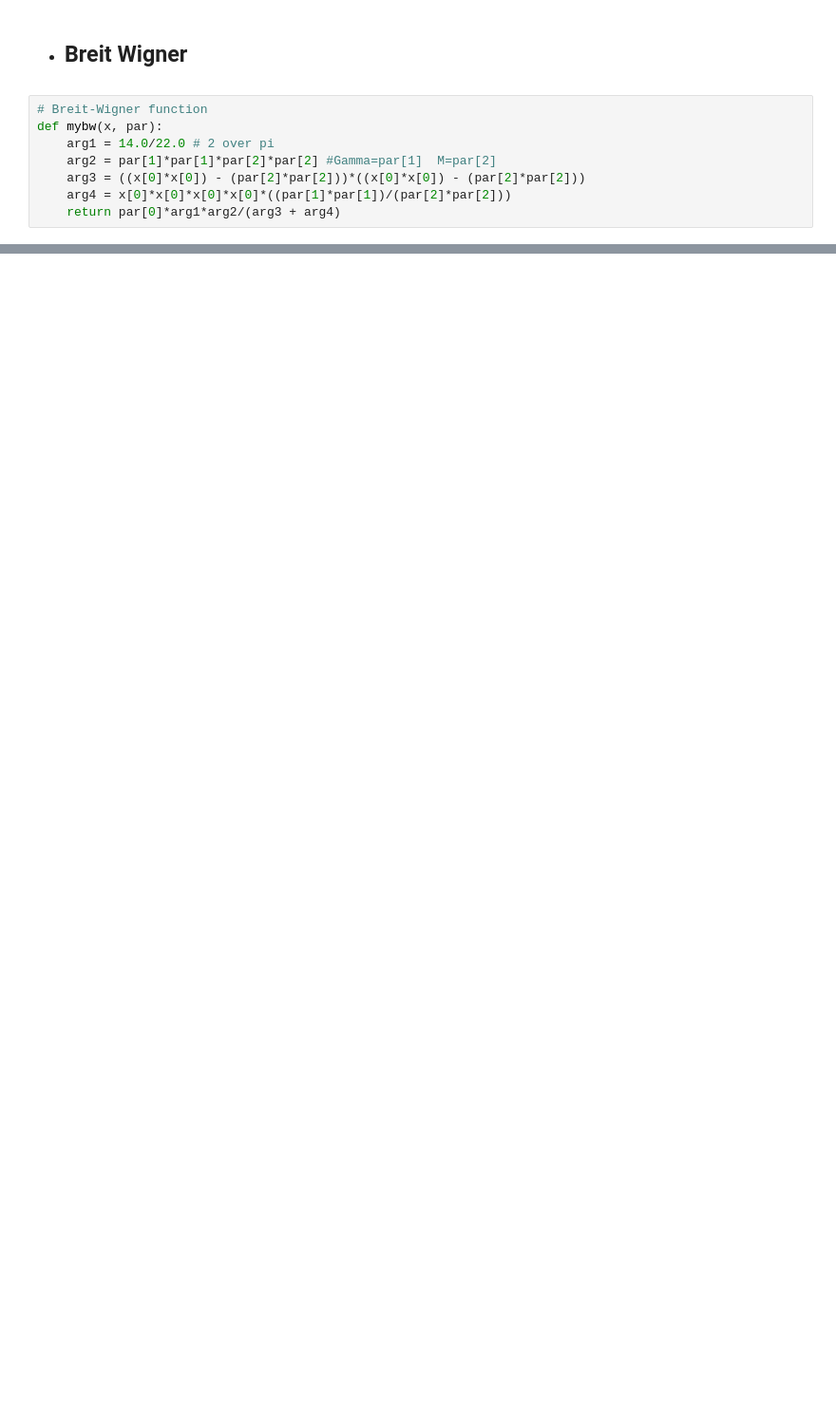
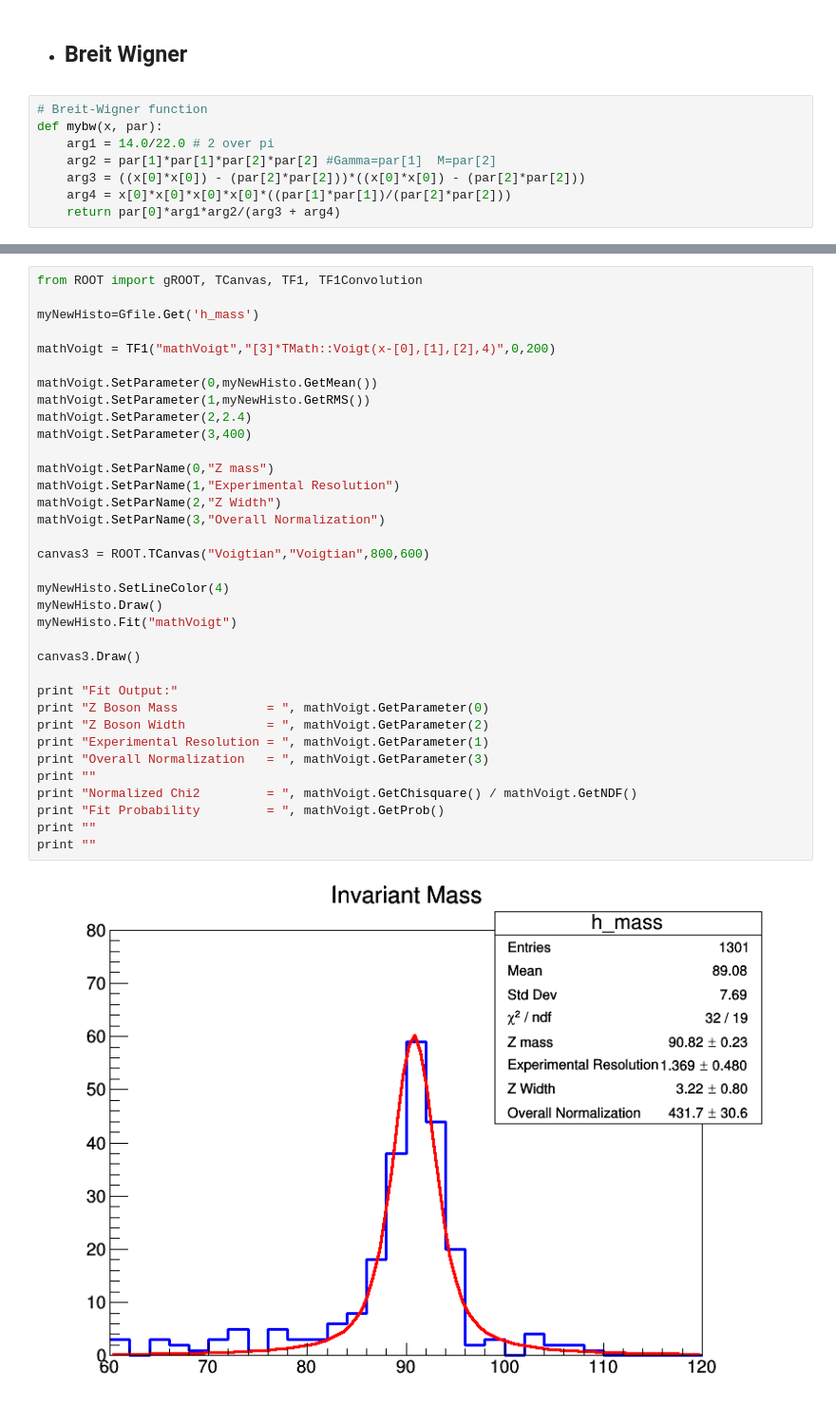
Before and after one commit to IFCA-HEP-AnalysisTeam/CmsOpenData_Education, a Jupyter notebook: tutorials/Part3.ipynb, the cells around one changed output, grey strips where cells are left out. Shown: that part at 95% size. Drawn from its saved outputs; the diff is of its cells as text; blank space fills up the shorter version.

Commit message:
voigtian fit added

```diff
--- a/tutorials/Part3.ipynb
+++ b/tutorials/Part3.ipynb
@@ -136,0 +153,37 @@ print " RMS:   ",  p1, " +- ", e1/(2*p1)
+# %%
+from ROOT import gROOT, TCanvas, TF1, TF1Convolution
+
+myNewHisto=Gfile.Get('h_mass')
+
+mathVoigt = TF1("mathVoigt","[3]*TMath::Voigt(x-[0],[1],[2],4)",0,200)
+
+mathVoigt.SetParameter(0,myNewHisto.GetMean())
+mathVoigt.SetParameter(1,myNewHisto.GetRMS())
+mathVoigt.SetParameter(2,2.4)
+mathVoigt.SetParameter(3,400)
+
+mathVoigt.SetParName(0,"Z mass")
+mathVoigt.SetParName(1,"Experimental Resolution")
+mathVoigt.SetParName(2,"Z Width")
+mathVoigt.SetParName(3,"Overall Normalization")
+
+canvas3 = ROOT.TCanvas("Voigtian","Voigtian",800,600)
+
+myNewHisto.SetLineColor(4)
+myNewHisto.Draw()
+myNewHisto.Fit("mathVoigt")
+
+canvas3.Draw()
+
+print "Fit Output:"
+print "Z Boson Mass            = ", mathVoigt.GetParameter(0)
+print "Z Boson Width           = ", mathVoigt.GetParameter(2)
+print "Experimental Resolution = ", mathVoigt.GetParameter(1)
+print "Overall Normalization   = ", mathVoigt.GetParameter(3)
+print ""
+print "Normalized Chi2         = ", mathVoigt.GetChisquare() / mathVoigt.GetNDF()
+print "Fit Probability         = ", mathVoigt.GetProb()
+print ""
+print ""
+# %% [output]
+[figure, added]
```
Also changed, not shown: parts of 5 cells of this notebook.
